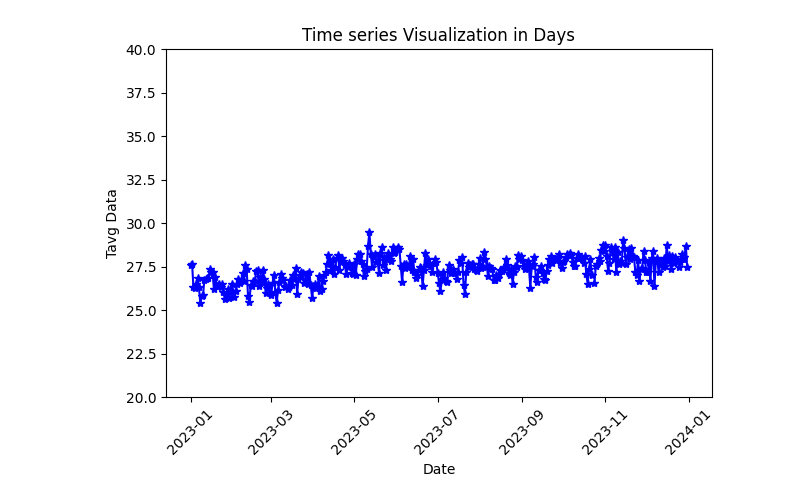
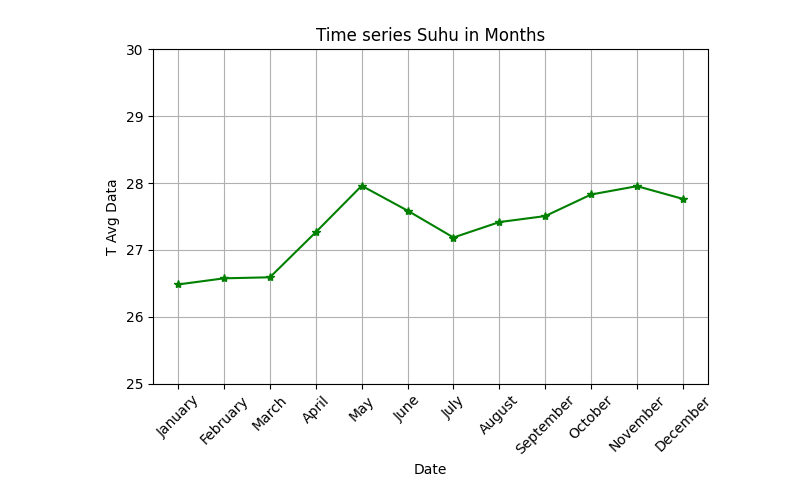
Before and after one commit to syadrn/Proyek-Kapita-Selekta, a Jupyter notebook: Tugas proyek akhir meteo/data_handling_kalimantan.ipynb, the cells around one changed output. Cells and saved outputs as stored; diff of their text form; code cells hidden in the pictures.

Commit message:
data suhu baru

```diff
--- a/Tugas proyek akhir meteo/data_handling_kalimantan.ipynb
+++ b/Tugas proyek akhir meteo/data_handling_kalimantan.ipynb
@@ -95,10 +133,25 @@ DatetimeIndex(['2023-01-01', '2023-01-02', '2023-01-03', '2023-01-04',
+# %%
+# Mengambil data time series (jika perlu)
+time_series_data = df.iloc[0, 5:]
+
+# Konversi kolom tanggal ke tipe datetime
+dates = pd.to_datetime(df.columns[5:], dayfirst=True)
+
+# Mengambil nama bulan dari 'dates'
+month_names = dates.strftime('%B')
+
+# Menghapus duplikasi jika diperlukan
+months = pd.Series(month_names).drop_duplicates()
 # %%
-plt.plot(dates, daily_avg, marker = '*', color = 'b')
+# Plot data bulanan
+
+plt.plot(months, monthly_avg, marker = '*', color = 'g')
 plt.xticks(rotation = 45)
-plt.ylim(20, 40)
+plt.ylim(25, 30)
 plt.xlabel("Date")
-plt.ylabel('Tavg Data')
-plt.title(f'Time series Visualization in Days')
+plt.ylabel('T Avg Data')
+plt.title(f'Time series Suhu in Months')
+plt.grid(True)
 plt.tight_layout()
 # %% [output]
-[figure, old version]
+[figure, new version]
```
Also changed, not shown: parts of 8 cells of this notebook.
